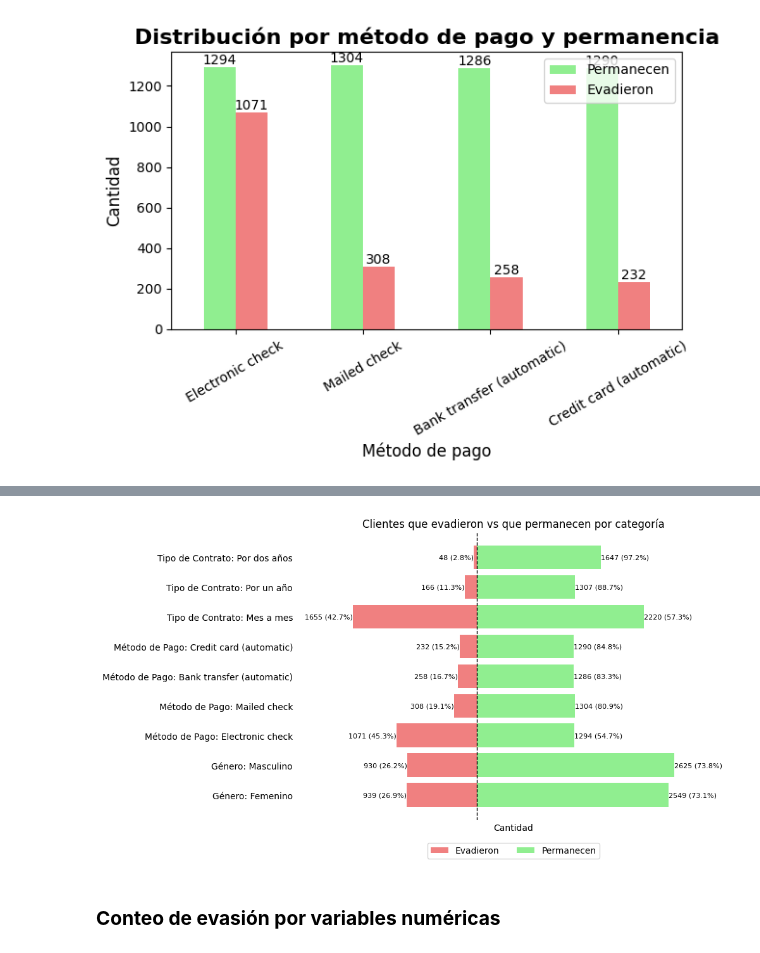
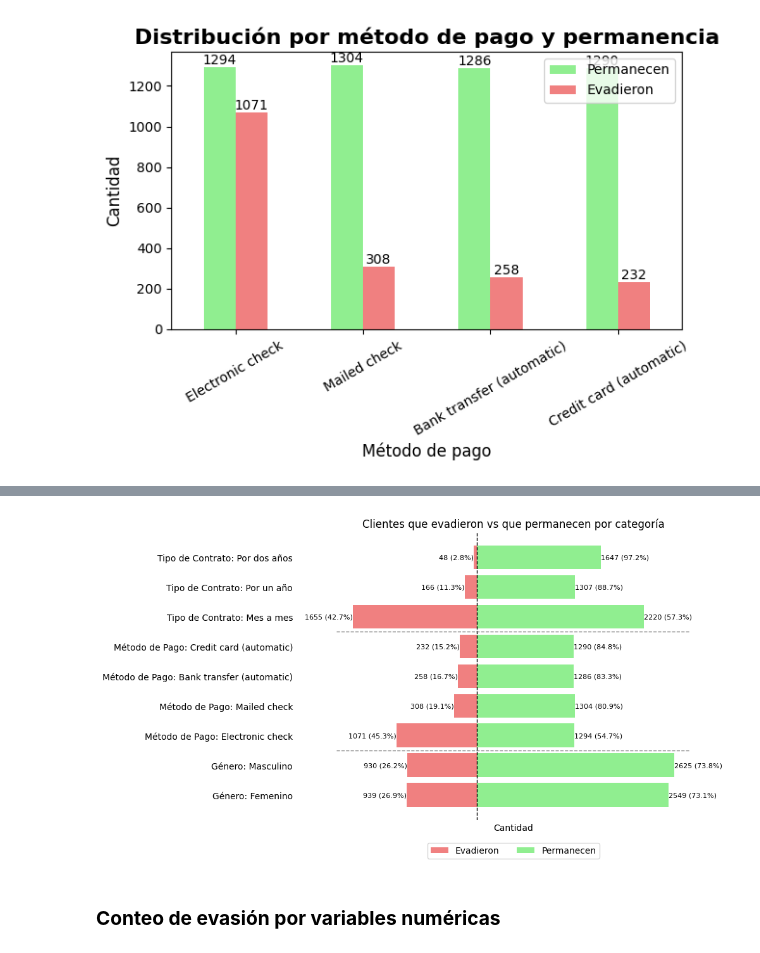
Before and after one commit to sunnyday2/challenge2_data_science_TelecomX, a Jupyter notebook: TelecomX_LATAM.ipynb, the cells around one changed output, grey strips where cells are left out. Drawn from its saved outputs; the diff is of its cells as text; code cells hidden in the pictures.

```diff
--- a/TelecomX_LATAM.ipynb
+++ b/TelecomX_LATAM.ipynb
@@ -657,6 +657,9 @@ mapeos = {
 
 # Set up the plot
 fig, ax = plt.subplots(figsize=(10, 6))
+# Guardar las posiciones Y de cada grupo (para las líneas separadoras)
+posiciones = []
+y_pos = 0
 
 # Iterar por cada categoría
 for i, cat in enumerate(categorias):
@@ -714,34 +717,41 @@ for i, cat in enumerate(categorias):
       bar_right = bar_permanecen[0]
       ax.text(bar_right.get_width() + 0.01,
               bar_right.get_y() + bar_right.get_height()/2,
               f"{permanecen} ({permanecen_prop:.1%})",
               va='center', ha='left', fontsize=8)
+      y_pos += 1
+
+    posiciones.append(y_pos)  # guarda la posición final de este grupo
 
 # Línea vertical al centro
 ax.axvline(0, color='black', linestyle='--', linewidth=1)
+
+# Líneas horizontales separadoras entre bloques
+for p in posiciones[:-1]:  # no dibujar después del último grupo
+    ax.axhline(p - 0.5, color="gray", linestyle="--", linewidth=1)
 
 # Add labels and title
 ax.set_xlabel('Cantidad')
 ax.tick_params(axis='y', length=0)  # elimina la longitud de las marcas (ticks)
 ax.set_title('Clientes que evadieron vs que permanecen por categoría')
 ax.legend(loc='lower center', bbox_to_anchor=(0.5, -0.15), ncol=2)
 
 # Quitar marco (spines)
 for spine in ax.spines.values():
     spine.set_visible(False)
 
 # Quitar valores del eje x
 ax.set_xticks([])
 ax.set_xticklabels([])
 
 # Show the plot
 plt.tight_layout(rect=[0, 0.05, 1, 1])  # deja espacio abajo
 
 fig.savefig('permanencia_por_categoria.png'
             , transparent=False, dpi=300, bbox_inches='tight') # fondo blanco, resolucion de 300 y sin margines
 plt.show()
 # %% [output]
-[figure, old version]
+[figure, new version]
 # %% [markdown]
 ### **Conteo de evasión por variables numéricas**
 # %% [markdown]
```
Also changed, not shown: parts of 8 cells of this notebook.
